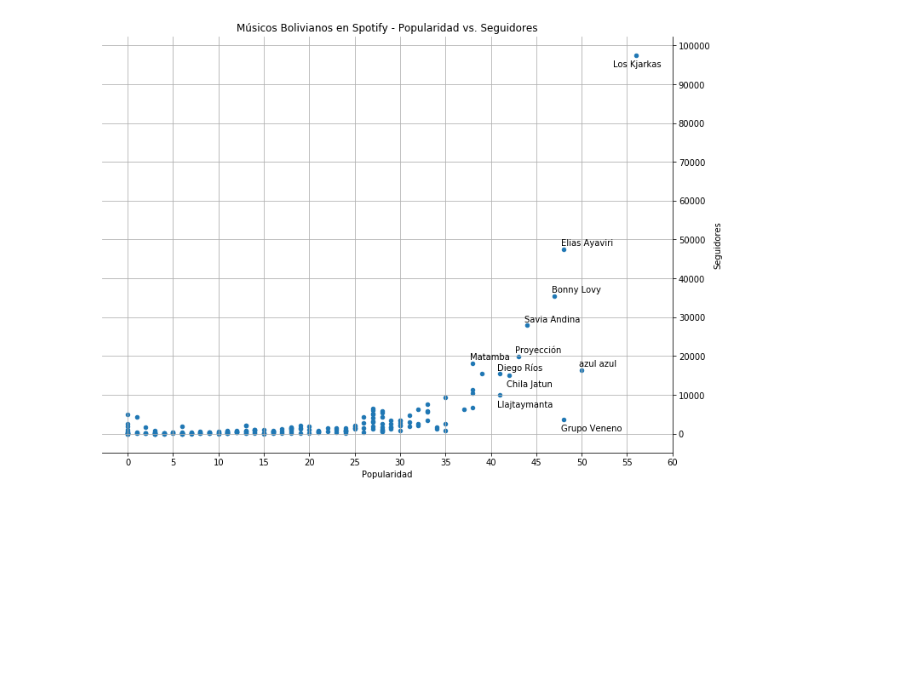
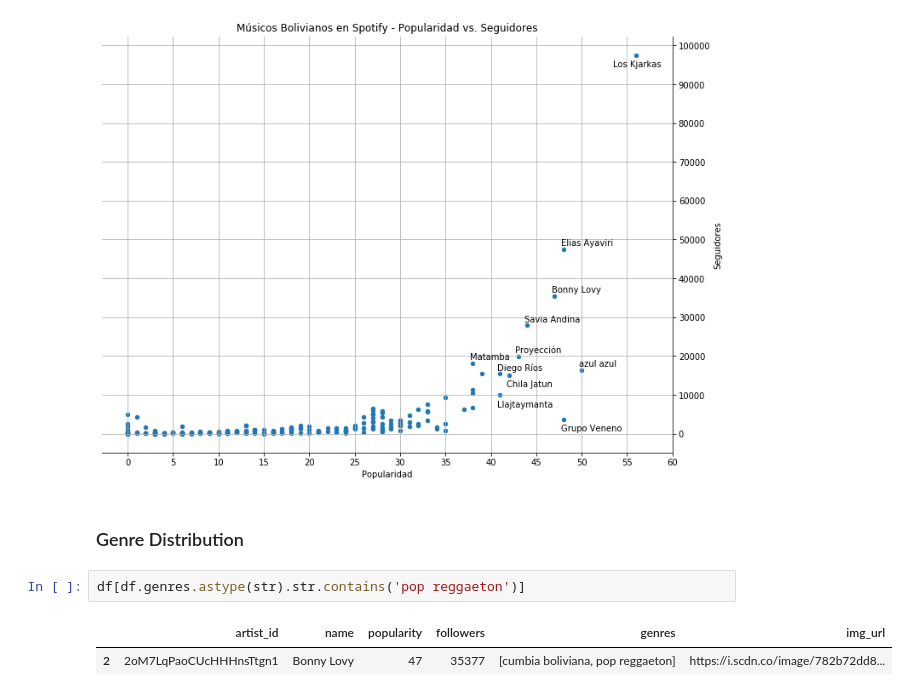
Before and after one commit to leanguardia/bolivian-music, a Jupyter notebook: Visualizations.ipynb, the cells around one changed output. Saved outputs shown, nothing was run; the diff lists cells and outputs as text; blank space fills up the shorter version.

```diff
--- a/Visualizations.ipynb
+++ b/Visualizations.ipynb
@@ -46,3 +50,10 @@ for i, row in top_artists.iterrows():
 plt.savefig('plots/popularity-vs-followers-0620.png',dpi=100)
 # %% [output]
 [figure]
+# %% [markdown]
+### Genre Distribution
+# %%
+df[df.genres.astype(str).str.contains('pop reggaeton')]
+# %% [output]
+|  | artist_id | name | popularity | followers | genres | img_url |
+| 2 | 2oM7LqPaoCUcHHHnsTtgn1 | Bonny Lovy | 47 | 35377 | [cumbia boliviana, pop reggaeton] | https://i.scdn.co/image/782b72dd8... |
```
Also changed, not shown: parts of 5 cells of this notebook, 1 other file.
